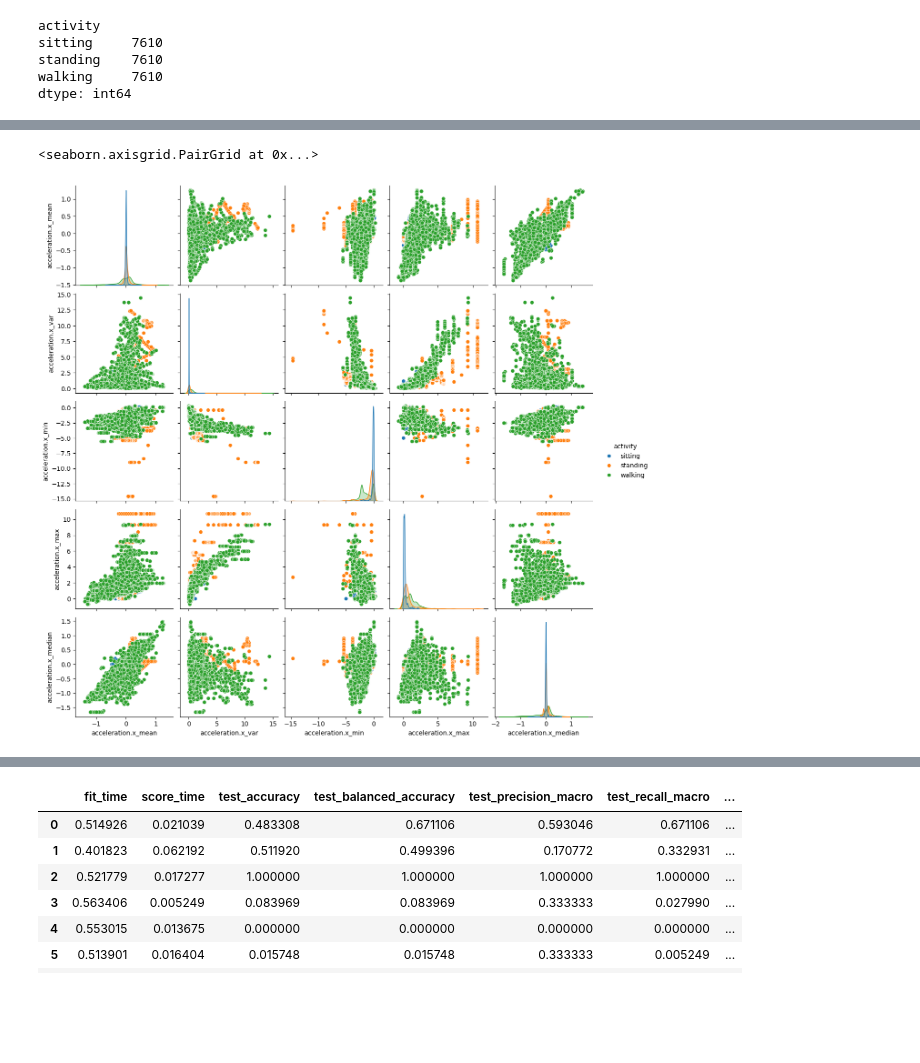
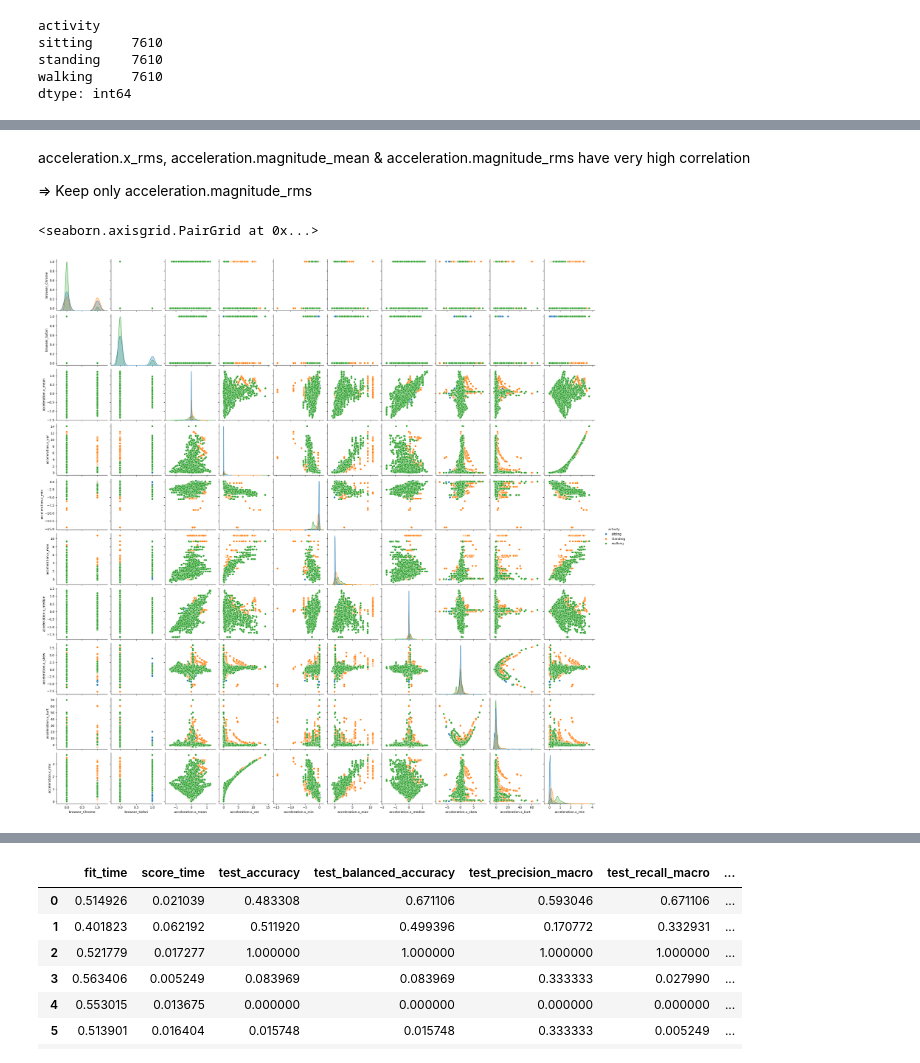
Before and after one commit to simon-a-schmitt/Human-Activity-Recognition, a Jupyter notebook: getfeatures.ipynb, the cells around one changed output, grey strips where cells are left out. Drawn from its saved outputs; the diff is of its cells as text; code cells hidden in the pictures; blank space fills up the shorter version.

Commit message:
Rework feature plotting & start new classification file

```diff
--- a/getfeatures.ipynb
+++ b/getfeatures.ipynb
@@ -76,12 +94,17 @@ df_encoded_2 = df_encoded.set_index('time')
+# %%
+df_encoded_2['acceleration.magnitude'] = np.sqrt( df_encoded_2['acceleration.x']**2 + df_encoded_2['acceleration.y']**2 + df_encoded_2['acceleration.z']**2 )
 # %%
 # Create custom mode function that returns only mode value (if there are multiple only the first one is returned)
 def mode(x):
     return (x.mode()[0])
 
+def rms(x):
+    return np.sqrt(np.mean(x**2))
+
 # Create aggregation dictionary for groupby which defines aggregation for every column based on datatype
 aggs={
       **dict.fromkeys(df_encoded_2.select_dtypes(exclude=[np.float32]).columns, [ mode ]),
-      **dict.fromkeys(df_encoded_2.select_dtypes(include=[np.float32]).columns, ["mean","var","min","max","median"]),
+      **dict.fromkeys(df_encoded_2.select_dtypes(include=[np.float32]).columns, ["mean","var","min","max","median", "skew", "kurt", rms]),
 
         # Overwrite ealier entry for acitivity -> special treatment
       "activity": [mode,'count'],
@@ -186,0 +291,4 @@ dtype: int64
+# %% [markdown]
+acceleration.x_rms, acceleration.magnitude_mean & acceleration.magnitude_rms have very high correlation
+
+=> Keep only acceleration.magnitude_rms
@@ -187,14 +304,14 @@ dtype: int64
 # %%
 import seaborn as sns
 
 # Only keep acceleration features
-df_balanced = X[[col for col in X.columns if col.startswith("acceleration.x_")]].copy()
+df_balanced = X[[col for col in X.columns if col.startswith(("acceleration.x_", "b"))]].copy()
 df_balanced["activity"] = y
 
 # Creates scatter plots for all numeric variables, histograms on diagonal axis and colors points based on acitivity (hue=activity)
 sns.pairplot(df_balanced, hue="activity")
 # %% [output]
 <seaborn.axisgrid.PairGrid at 0x...>
-[figure, old version]
+[figure, new version]
 # %%
 # ...
```
Also changed, not shown: parts of 15 cells of this notebook, 20 other files.
